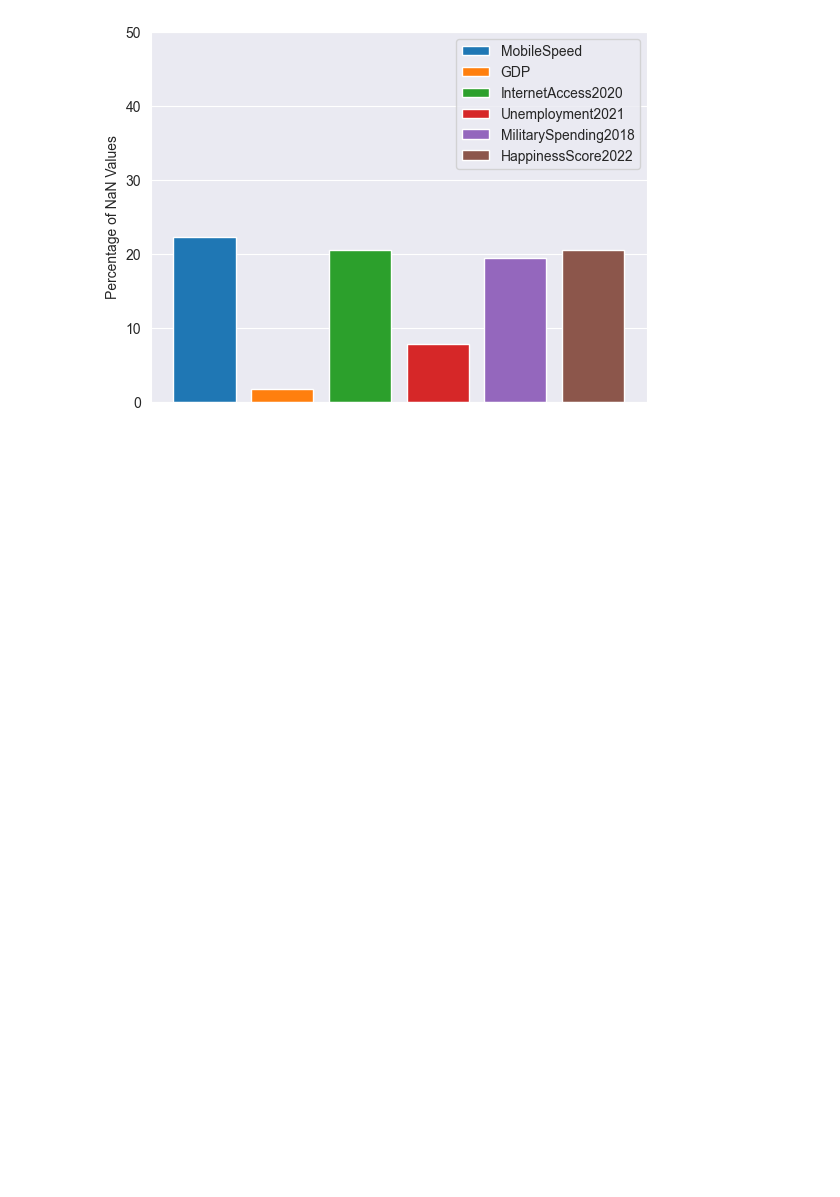
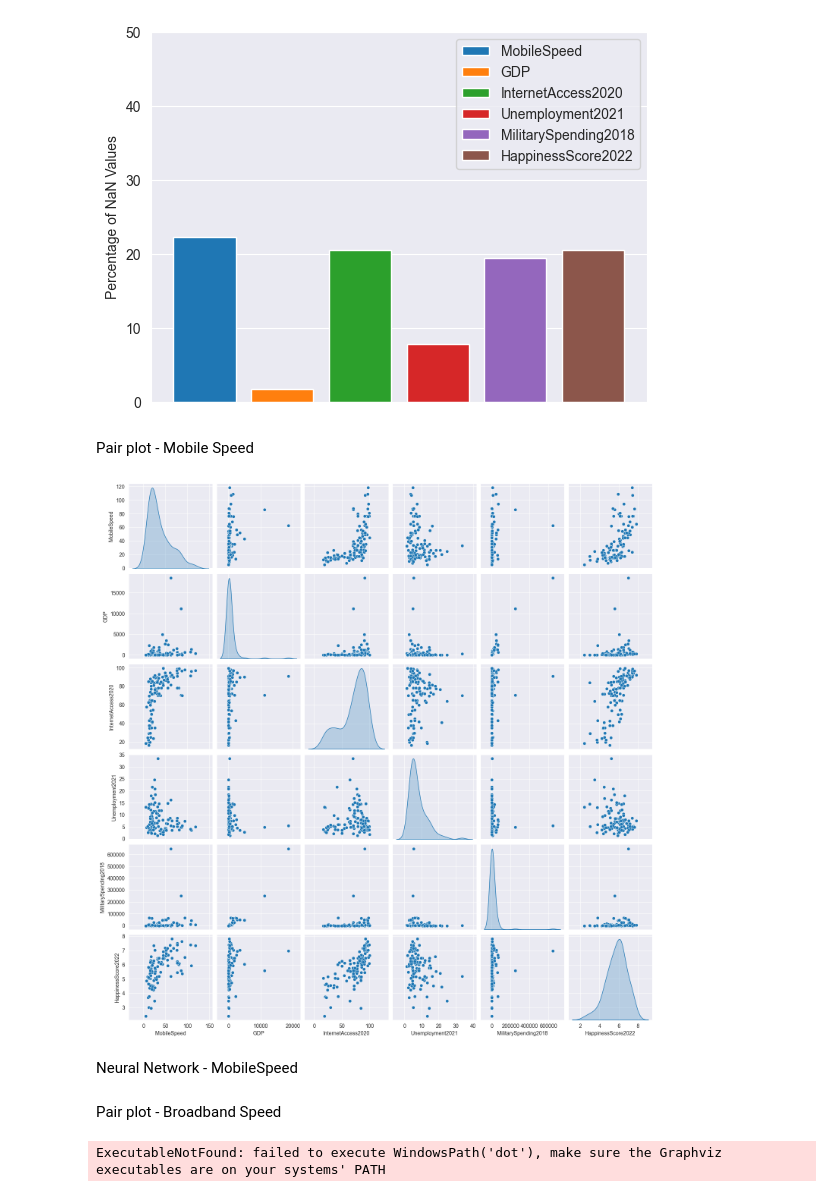
Before and after one commit to Gr4ph1xZ/DataAnalysisAndMachineLearningInternetSpeed, a Jupyter notebook: python/notebook.ipynb, the cells around one changed output. Drawn from its saved outputs; the diff is of its cells as text; code cells hidden in the pictures; blank space fills up the shorter version.

Commit message:
Add Neural Network

```diff
--- a/python/notebook.ipynb
+++ b/python/notebook.ipynb
@@ -312,3 +311,52 @@ plt.savefig(r'..\output\NaN Values.png')
 plt.show()
 # %% [output]
 [figure]
+# %% [markdown]
+Pair plot - Mobile Speed
+# %%
+tmpMobile = dataset.drop('CountryCode', axis=1)
+tmpMobile.drop('CountryName', axis=1, inplace=True)
+tmpMobile.drop('YearGDP', axis=1, inplace=True)
+tmpMobile.drop('YearInternetSpeed', axis=1, inplace=True)
+tmpMobile.drop('BroadbandSpeed', axis=1, inplace=True)
+
+tmpMobile = tmpMobile.dropna()
+
+plot = sns.pairplot(tmpMobile[['MobileSpeed', 'GDP', 'InternetAccess2020', 'Unemployment2021', 'MilitarySpending2018', 'HappinessScore2022']], diag_kind='kde')
+plot.savefig(r'..\output\Mobile Speed - Pair plot.png')
+plt.show()
+# %% [output]
+[figure, added]
+# %% [markdown]
+Neural Network - MobileSpeed
+# %% [markdown]
+Pair plot - Broadband Speed
+# %%
+network = Sequential()
+network.add(Dense(units=4,
+                  activation='relu',
+                  kernel_initializer='uniform',
+                  input_dim=6))
+network.add(Dense(units=4,
+                  activation='relu',
+                  kernel_initializer='uniform'))
+network.add(Dense(units=3,
+                  activation='relu',
+                  kernel_initializer='uniform'))
+network.add(Dense(units=3,
+                  activation='relu',
+                  kernel_initializer='uniform'))
+network.add(Dense(units=2,
+                  activation='relu',
+                  kernel_initializer='uniform'))
+network.add(Dense(units=2,
+                  activation='relu',
+                  kernel_initializer='uniform'))
+network.add(Dense(units=1,
+                  activation='sigmoid',
+                  kernel_initializer='uniform'))
+
+
+ann_viz(network, True, '..\output\Mobile Speed - Neural Network.png', 'Neural Network Internet Speed')
+# %% [output]
+ExecutableNotFound: failed to execute WindowsPath('dot'), make sure the Graphviz executables are on your systems' PATH
```
Also changed, not shown: parts of 13 cells of this notebook, 1 other file.
